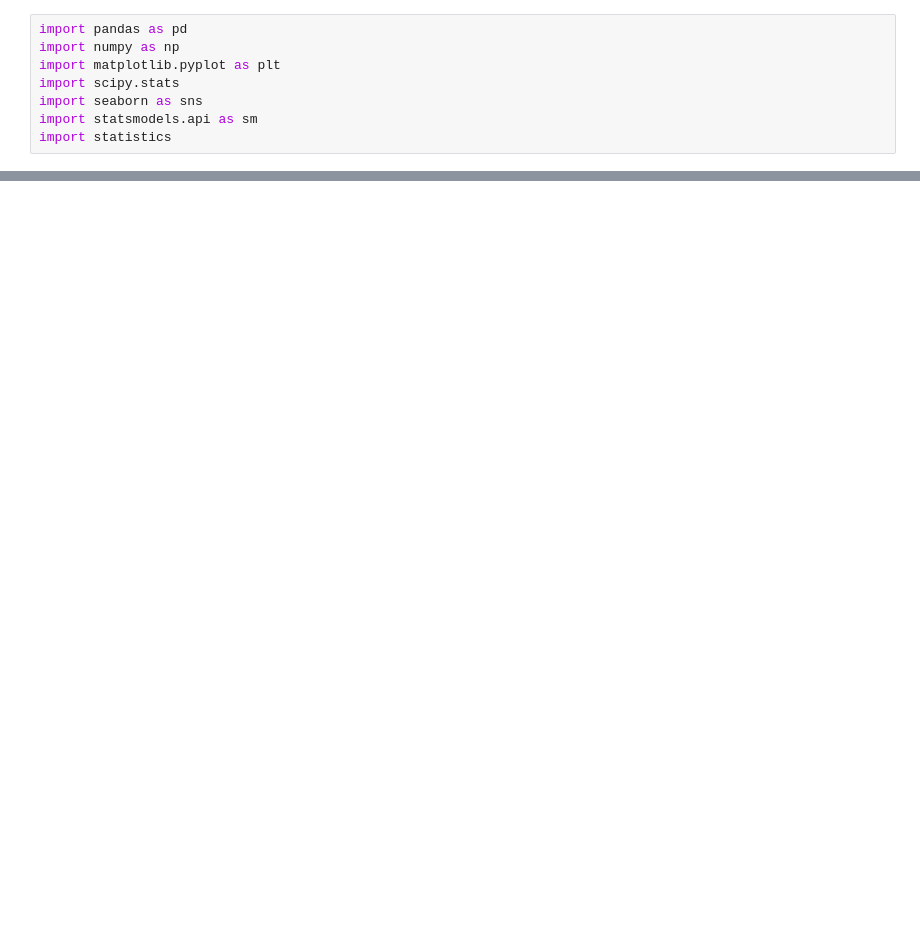
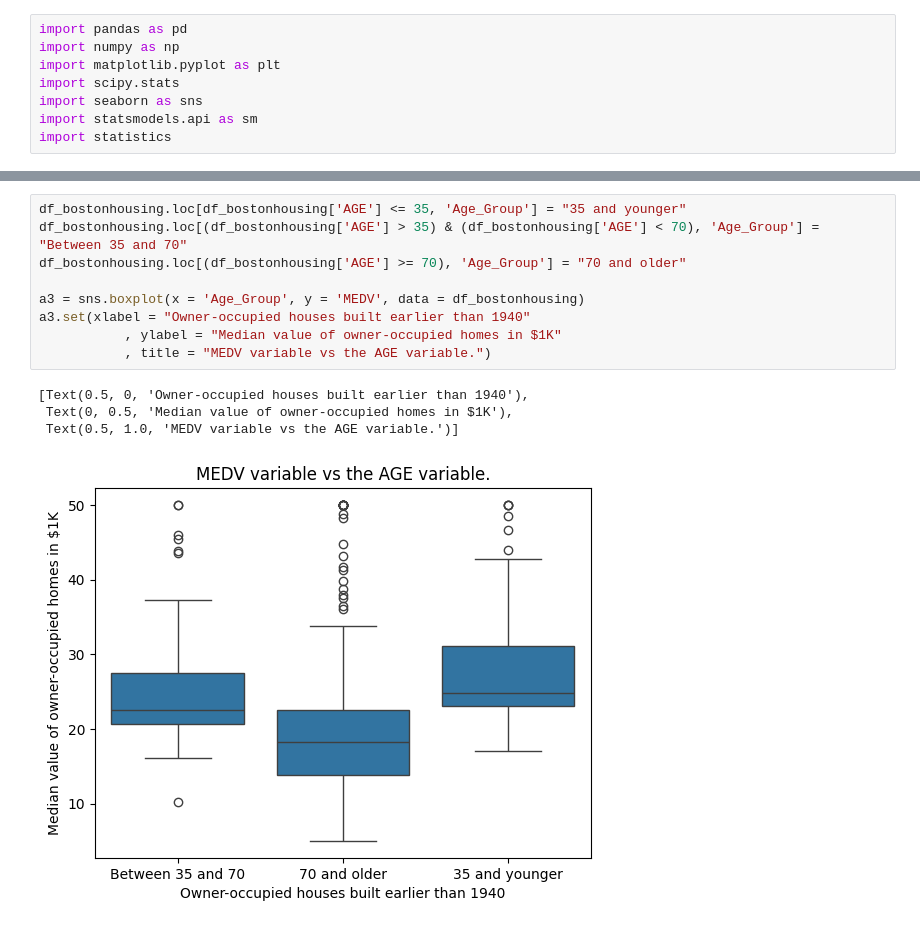
Before and after one commit to MichalinaBienkiewicz/BostonHousing, a Jupyter notebook: BostonHousing.ipynb, the cells around one changed output, grey strips where cells are left out. Drawn from its saved outputs; the diff is of its cells as text; blank space fills up the shorter version.

```diff
--- a/BostonHousing.ipynb
+++ b/BostonHousing.ipynb
@@ -276,0 +77,14 @@ Warnings:
+# %%
+df_bostonhousing.loc[df_bostonhousing['AGE'] <= 35, 'Age_Group'] = "35 and younger"
+df_bostonhousing.loc[(df_bostonhousing['AGE'] > 35) & (df_bostonhousing['AGE'] < 70), 'Age_Group'] = "Between 35 and 70"
+df_bostonhousing.loc[(df_bostonhousing['AGE'] >= 70), 'Age_Group'] = "70 and older"
+
+a3 = sns.boxplot(x = 'Age_Group', y = 'MEDV', data = df_bostonhousing)
+a3.set(xlabel = "Owner-occupied houses built earlier than 1940"
+           , ylabel = "Median value of owner-occupied homes in $1K"
+           , title = "MEDV variable vs the AGE variable.")
+# %% [output]
+[Text(0.5, 0, 'Owner-occupied houses built earlier than 1940'),
+ Text(0, 0.5, 'Median value of owner-occupied homes in $1K'),
+ Text(0.5, 1.0, 'MEDV variable vs the AGE variable.')]
+[figure, added]
```
Also changed, not shown: parts of 57 cells of this notebook.
